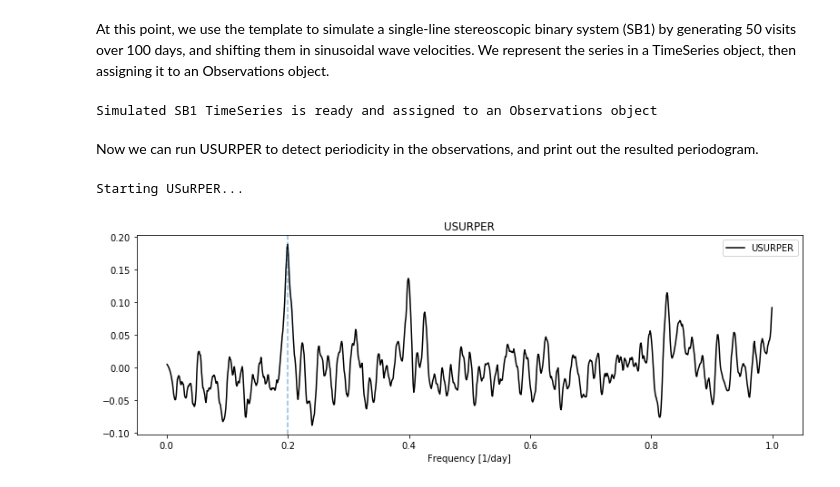
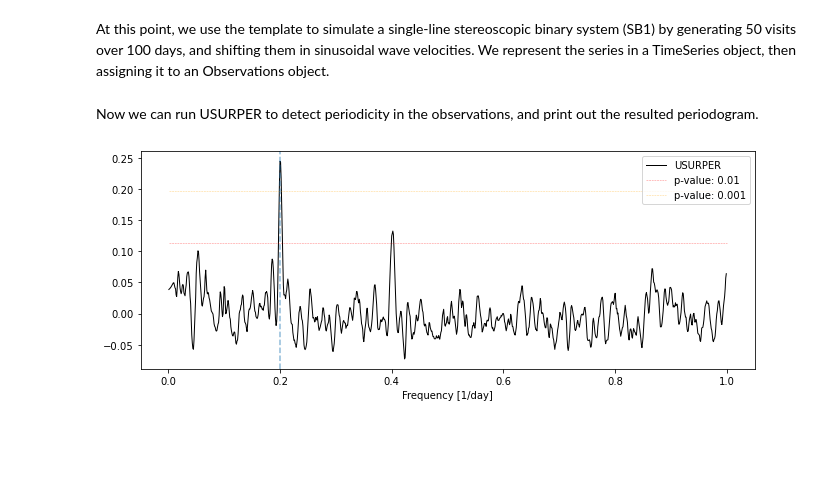
Before and after one commit to SPARTA-dev/SPARTA, a Jupyter notebook: examples/PeriodicityDetector_quickstart.ipynb, the cells around one changed output. Saved outputs shown, nothing was run; the diff lists cells and outputs as text; code cells hidden in the pictures; blank space fills up the shorter version.

Commit message:
Updated periodicity detector

```diff
--- a/examples/PeriodicityDetector_quickstart.ipynb
+++ b/examples/PeriodicityDetector_quickstart.ipynb
@@ -46,9 +64,3 @@ obs.periodicity_detector.period = [5]
 <br />
 Now using the PeriodicityDetector to detect periodicity in the data using the GLS and PDC method is posible:
 <br />
-# %%
-obs.periodicity_detector.run_PDC_process(calc_biased_flag=False, calc_unbiased_flag=True)
-
-obs.periodicity_detector.run_GLS_process()
-
-obs.periodicity_detector.periodogram_plots()
@@ -56,0 +67,3 @@ obs.periodicity_detector.periodogram_plots()
+# %%
+_ = obs.periodicity_detector.calc_PDC()
+_ = obs.periodicity_detector.calc_GLS()
@@ -74,18 +94,19 @@ min_val = 4900
 max_val = 5100
 
 # Loading a Phoenix synthetic spectrum
-template = Template(temp=temp, log_g=log_g, metal=metal, alpha=alpha, min_val=min_val, max_val=max_val)
+template = Template(temp=temp, log_g=log_g, metal=metal,
+                    alpha=alpha, min_val=min_val, max_val=max_val)
 # %% [markdown]
 At this point, we use the template to simulate a single-line stereoscopic binary system (SB1) by generating 50 visits over 100 days,
 and shifting them in sinusoidal wave velocities.
 We represent the series in a TimeSeries object, then assigning it to an Observations object.
 # %%
-p = 5 # Assigning a five-day long period to the system.
-half_amp = 100 # Assigning a 100 km/s magnitude to the velocity half amplitude change
-N = 50 # Setting the number of observations to be 50
+p        = 5 # Assigning a five-day long period to the system.
+semi_amp = 100 # Assigning a 100 km/s amplitude to the velocity semi amplitude
+N        = 50 # Setting the number of observations to be 50
 
-times = [(random.random() * 100) for _ in range(N)]
-vals = [half_amp * np.sin(2 * t * np.pi / p) for t in times]
+times = [(np.random.rand() * 100) for _ in range(N)]
+vals  = [semi_amp * np.sin(2 * t * np.pi / p) for t in times]
 visit_spec_list = []
 
 for i, v in enumerate(vals):
@@ -94,22 +115,15 @@ for i, v in enumerate(vals):
     new_temp = Spectrum(wv=new_wl, sp=template.add_noise(-1)).SpecPreProccess()
     visit_spec_list.append(new_temp)
 
-ts = TimeSeries(size=N, times=times, vals=visit_spec_list,
+ts  = TimeSeries(size=N, times=times, vals=visit_spec_list,
                        calculated_vrad_list=[])
 obs = Observations(time_series=ts)
-
-print("Simulated SB1 TimeSeries is ready and assigned to an Observations object")
-# %% [output]
-Simulated SB1 TimeSeries is ready and assigned to an Observations object
 # %% [markdown]
 Now we can run USURPER to detect periodicity in the observations, and print out the resulted periodogram.
 # %%
 obs.initialize_periodicity_detector(freq_range=(1/1000, 1), periodogram_grid_resolution=1000)
-obs.periodicity_detector.period = [5]
-
-print("Starting USuRPER... ")
-obs.periodicity_detector.run_USURPER_process(calc_biased_flag=False, calc_unbiased_flag=True)
-obs.periodicity_detector.periodogram_plots()
+obs.periodicity_detector.calc_USURPER()
+obs.periodicity_detector.period_truth = [5]
+obs.periodicity_detector.plot_periodograms(annotate_pval=[1e-2,1e-3])
 # %% [output]
-Starting USuRPER...
-[figure, old version]
+[figure, new version]
```
Also changed, not shown: parts of 17 cells of this notebook, 3 other files.
